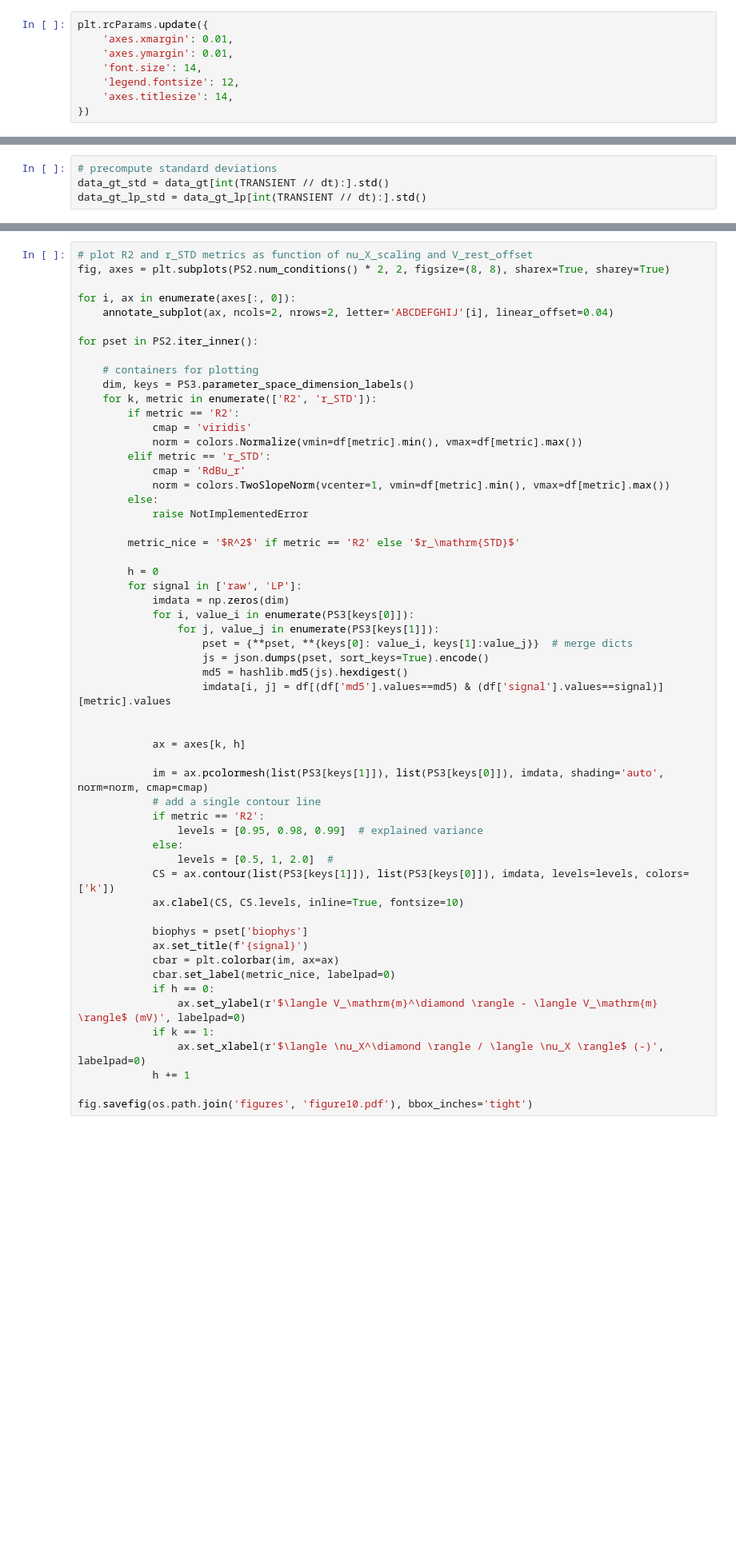
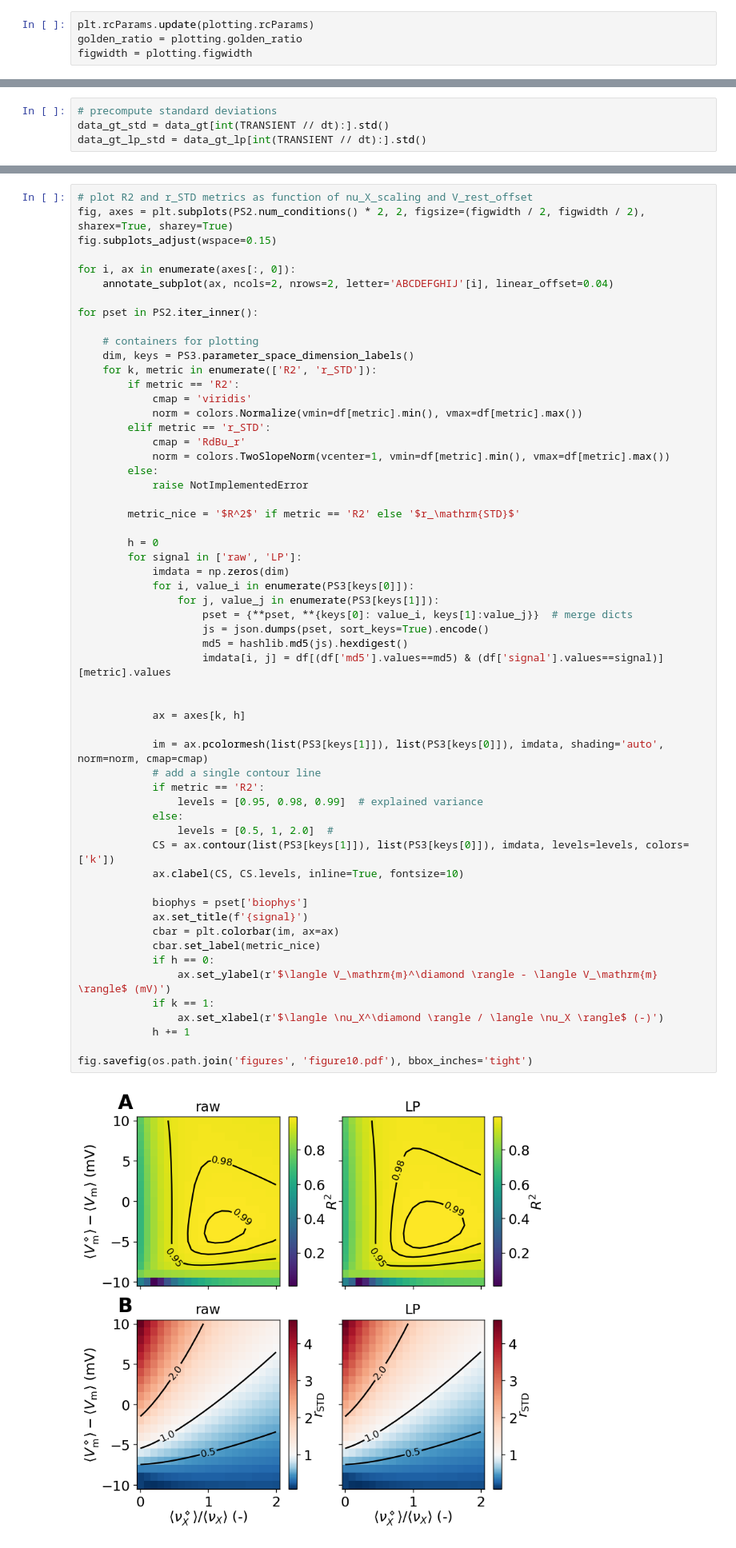
Before and after one commit to LFPy/LFPykernels, a Jupyter notebook: examples/bioRxiv_2022.02.28.482256/Figure10.ipynb, the cells around one changed output, grey strips where cells are left out. Shown at 80% size. Cells and saved outputs as stored; diff of their text form; blank space fills up the shorter version.

```diff
--- a/examples/bioRxiv_2022.02.28.482256/Figure10.ipynb
+++ b/examples/bioRxiv_2022.02.28.482256/Figure10.ipynb
@@ -24,13 +27,9 @@ import pandas as pd
 from time import time
 import neuron
 # %%
-plt.rcParams.update({
-    'axes.xmargin': 0.01,
-    'axes.ymargin': 0.01,
-    'font.size': 14,
-    'legend.fontsize': 12,
-    'axes.titlesize': 14,
-})
+plt.rcParams.update(plotting.rcParams)
+golden_ratio = plotting.golden_ratio
+figwidth = plotting.figwidth
 # %%
 PS0 = ParameterSpace('PS0.txt')
 PS1 = ParameterSpace('PS1.txt')
@@ -278,7 +302,8 @@ for k, pset in enumerate(PS2.iter_inner()):
             ignore_index=True)
 # %%
 # plot R2 and r_STD metrics as function of nu_X_scaling and V_rest_offset
-fig, axes = plt.subplots(PS2.num_conditions() * 2, 2, figsize=(8, 8), sharex=True, sharey=True)
+fig, axes = plt.subplots(PS2.num_conditions() * 2, 2, figsize=(figwidth / 2, figwidth / 2), sharex=True, sharey=True)
+fig.subplots_adjust(wspace=0.15)
 
 for i, ax in enumerate(axes[:, 0]):
     annotate_subplot(ax, ncols=2, nrows=2, letter='ABCDEFGHIJ'[i], linear_offset=0.04)
@@ -302,33 +327,35 @@ for pset in PS2.iter_inner():
         h = 0
         for signal in ['raw', 'LP']:
             imdata = np.zeros(dim)
             for i, value_i in enumerate(PS3[keys[0]]):
                 for j, value_j in enumerate(PS3[keys[1]]):
                     pset = {**pset, **{keys[0]: value_i, keys[1]:value_j}}  # merge dicts
                     js = json.dumps(pset, sort_keys=True).encode()
                     md5 = hashlib.md5(js).hexdigest()
                     imdata[i, j] = df[(df['md5'].values==md5) & (df['signal'].values==signal)][metric].values
 
 
             ax = axes[k, h]
 
             im = ax.pcolormesh(list(PS3[keys[1]]), list(PS3[keys[0]]), imdata, shading='auto', norm=norm, cmap=cmap)
             # add a single contour line
             if metric == 'R2':
                 levels = [0.95, 0.98, 0.99]  # explained variance
             else:
                 levels = [0.5, 1, 2.0]  #
             CS = ax.contour(list(PS3[keys[1]]), list(PS3[keys[0]]), imdata, levels=levels, colors=['k'])
             ax.clabel(CS, CS.levels, inline=True, fontsize=10)
 
             biophys = pset['biophys']
             ax.set_title(f'{signal}')
             cbar = plt.colorbar(im, ax=ax)
-            cbar.set_label(metric_nice, labelpad=0)
+            cbar.set_label(metric_nice)
             if h == 0:
-                ax.set_ylabel(r'$\langle V_\mathrm{m}^\diamond \rangle - \langle V_\mathrm{m} \rangle$ (mV)', labelpad=0)
+                ax.set_ylabel(r'$\langle V_\mathrm{m}^\diamond \rangle - \langle V_\mathrm{m} \rangle$ (mV)')
             if k == 1:
-                ax.set_xlabel(r'$\langle \nu_X^\diamond \rangle / \langle \nu_X \rangle$ (-)', labelpad=0)
+                ax.set_xlabel(r'$\langle \nu_X^\diamond \rangle / \langle \nu_X \rangle$ (-)')
             h += 1
 
 fig.savefig(os.path.join('figures', 'figure10.pdf'), bbox_inches='tight')
+# %% [output]
+[figure, added]
```
Also changed, not shown: parts of 9 cells of this notebook, 8 other files.
